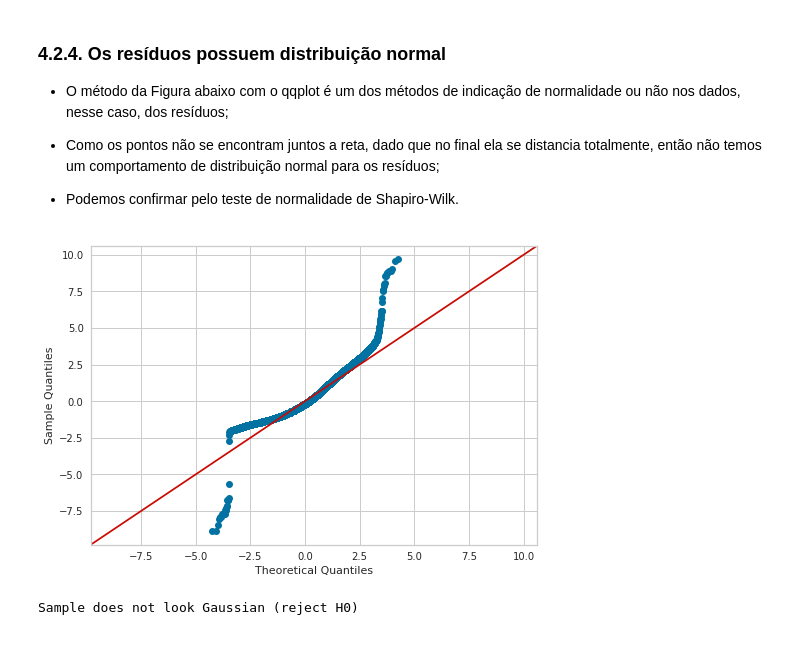
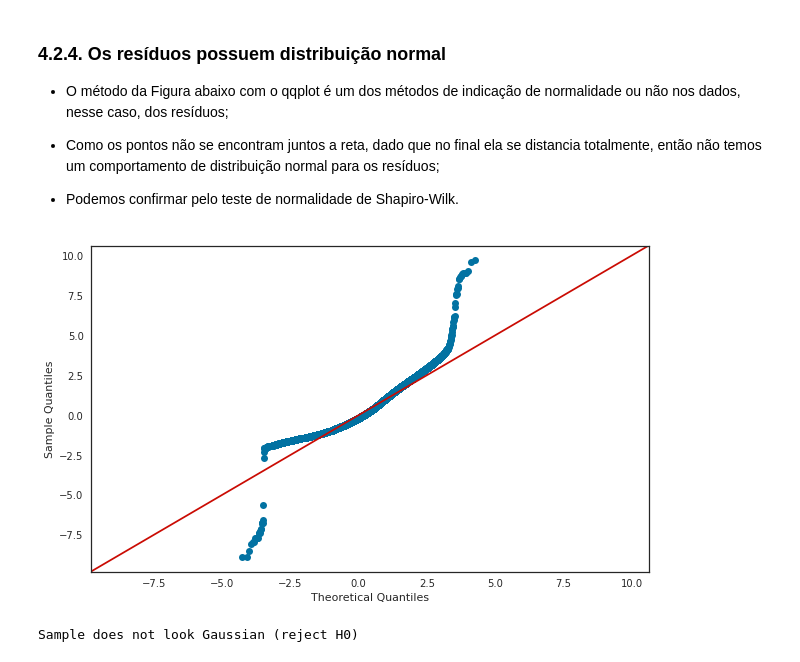
Before and after one commit to barbosarafael/DS_Avancado, a Jupyter notebook: 01Reg_Linear/Not_RegLinear.ipynb, the cells around one changed output. Drawn from its saved outputs; the diff is of its cells as text; code cells hidden in the pictures.

```diff
--- a/01Reg_Linear/Not_RegLinear.ipynb
+++ b/01Reg_Linear/Not_RegLinear.ipynb
@@ -118,10 +118,11 @@ from yellowbrick.regressor import ResidualsPlot
 from sklearn.linear_model import LinearRegression
 from scipy import stats
 
-
 #-----------------------------------------
 
 pd.set_option('display.max_columns', None)
+plt.style.use("seaborn-white")
+%matplotlib inline
 
 
 #-----------------------------------------
@@ -382,13 +380,15 @@ findfont: Font family ['sans-serif'] not found. Falling back to DejaVu Sans.
 # %%
 reg_lin1 = sm.OLS(y_treino, x_treino).fit()
 
 residuos = reg_lin1.resid
 
-sm.qqplot(residuos, fit = True, line = "45")
+fig, ax = plt.subplots(figsize = (10, 6))
+
+sm.qqplot(residuos, fit = True, line = "45", ax = ax)
 
 plt.show()
 # %% [output]
-[figure, old version]
+[figure, new version]
 # %%
 # Copiado discaradamente de: https://machinelearningmastery.com/a-gentle-introduction-to-normality-tests-in-python/
 
```
Also changed, not shown: parts of 27 cells of this notebook.
